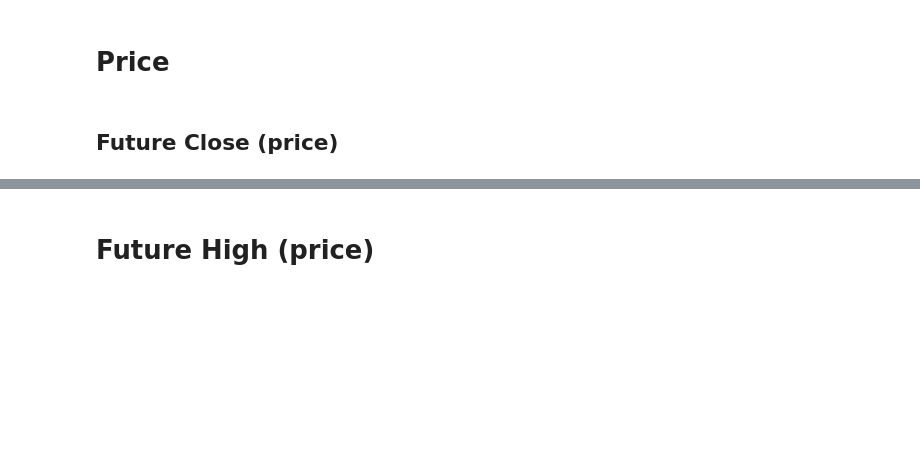
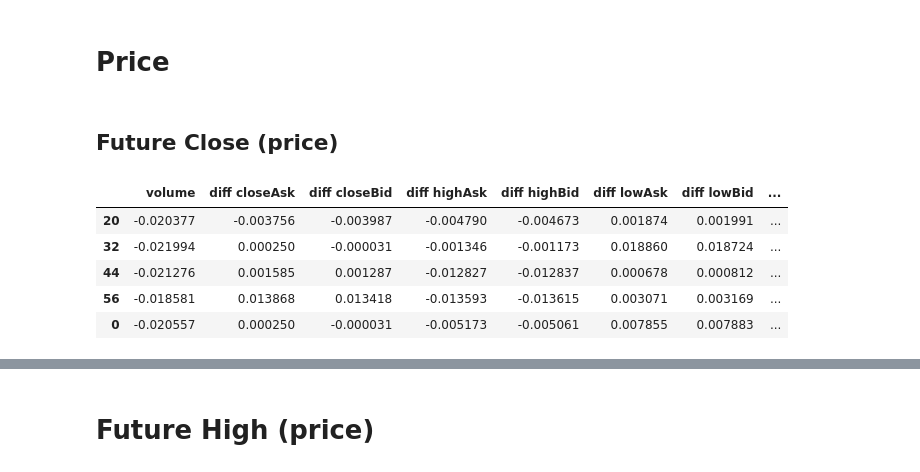
Before and after one commit to prophetai/stock_prophets, a Jupyter notebook: Notebooks/FX.ipynb, the cells around one changed output, grey strips where cells are left out. Saved outputs shown, nothing was run; the diff lists cells and outputs as text; code cells hidden in the pictures; blank space fills up the shorter version.

```diff
--- a/Notebooks/FX.ipynb
+++ b/Notebooks/FX.ipynb
@@ -447,6 +468,15 @@ def bucket_scores(y_test, predictions):
 # Price
 # %% [markdown]
 ## Future Close (price)
+# %%
+df_fc.head()
+# %% [output]
+|  | volume | diff closeAsk | diff closeBid | diff highAsk | diff highBid | diff lowAsk | diff lowBid | ... |
+| 20 | -0.020377 | -0.003756 | -0.003987 | -0.004790 | -0.004673 | 0.001874 | 0.001991 | ... |
+| 32 | -0.021994 | 0.000250 | -0.000031 | -0.001346 | -0.001173 | 0.018860 | 0.018724 | ... |
+| 44 | -0.021276 | 0.001585 | 0.001287 | -0.012827 | -0.012837 | 0.000678 | 0.000812 | ... |
+| 56 | -0.018581 | 0.013868 | 0.013418 | -0.013593 | -0.013615 | 0.003071 | 0.003169 | ... |
+| 0 | -0.020557 | 0.000250 | -0.000031 | -0.005173 | -0.005061 | 0.007855 | 0.007883 | ... |
 # %%
 df_fc = df.copy()
 
```
Also changed, not shown: parts of 4 cells of this notebook, 2 other files.
